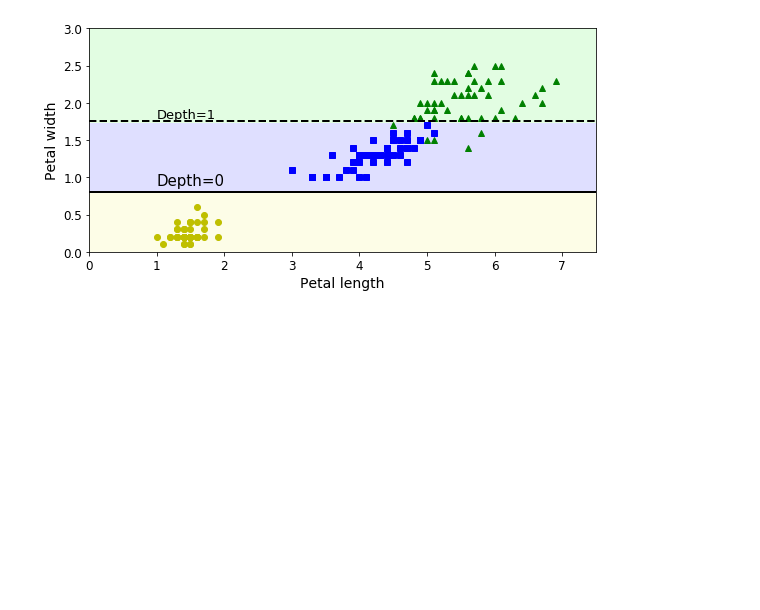
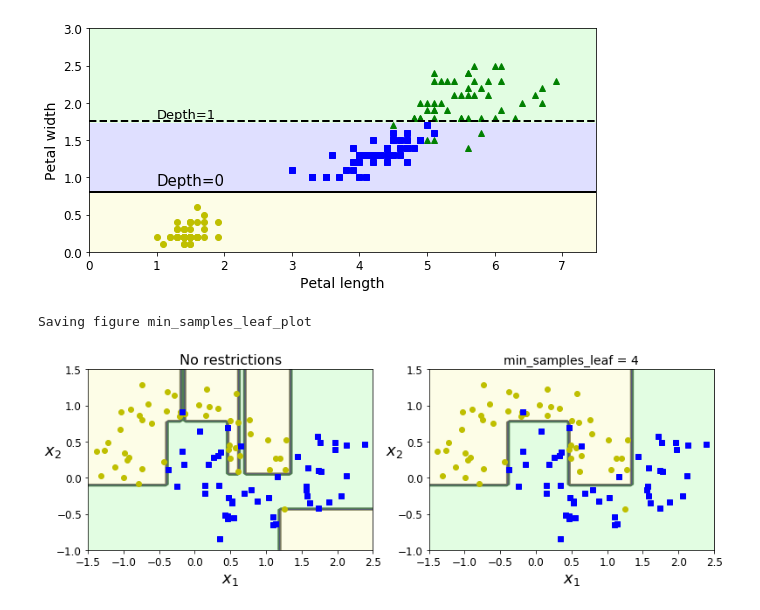
Before and after one commit to sayan31/Python-handson-ml, a Jupyter notebook: Chapter-6/decision_trees.ipynb, the cells around one changed output. Cells and saved outputs as stored; diff of their text form; code cells hidden in the pictures; blank space fills up the shorter version.

Commit message:
Updated notebook to include code upto the beginning of Regression Trees.

```diff
--- a/Chapter-6/decision_trees.ipynb
+++ b/Chapter-6/decision_trees.ipynb
@@ -146,3 +146,28 @@ plt.show()
 # %% [output]
 Saving figure decision_tree_instability_plot
 [figure]
+# %%
+from sklearn.datasets import make_moons
+Xm, ym = make_moons(n_samples=100, noise=0.25, random_state=53)
+
+# Two decision tree classifiers, one with no restrictions, one with minimum leaves of 4
+# The first tree is overfitting the data because of no regularization
+# The second tree isa likely to generalize better on new data
+deep_tree_clf1 = DecisionTreeClassifier(random_state=42)
+deep_tree_clf2 = DecisionTreeClassifier(min_samples_leaf=4, random_state=42)
+deep_tree_clf1.fit(Xm, ym)
+deep_tree_clf2.fit(Xm, ym)
+
+plt.figure(figsize=(11, 4))
+plt.subplot(121)
+plot_decision_boundary(deep_tree_clf1, Xm, ym, axes=[-1.5, 2.5, -1, 1.5], iris=False)
+plt.title("No restrictions", fontsize=16)
+plt.subplot(122)
+plot_decision_boundary(deep_tree_clf2, Xm, ym, axes=[-1.5, 2.5, -1, 1.5], iris=False)
+plt.title("min_samples_leaf = {}".format(deep_tree_clf2.min_samples_leaf), fontsize=14)
+
+save_fig("min_samples_leaf_plot")
+plt.show()
+# %% [output]
+Saving figure min_samples_leaf_plot
+[figure, added]
```
Also changed, not shown: parts of 2 cells of this notebook, 2 other files.
